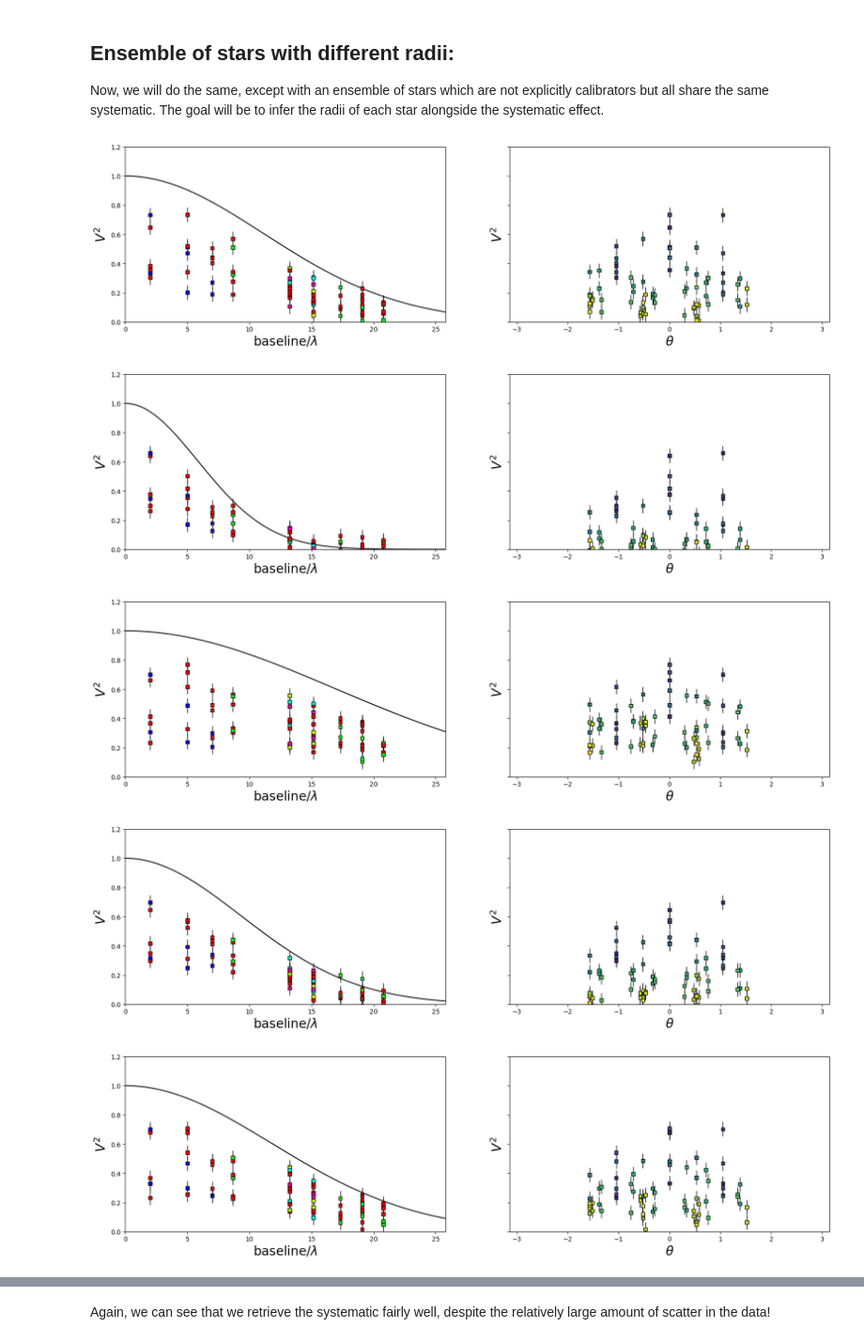
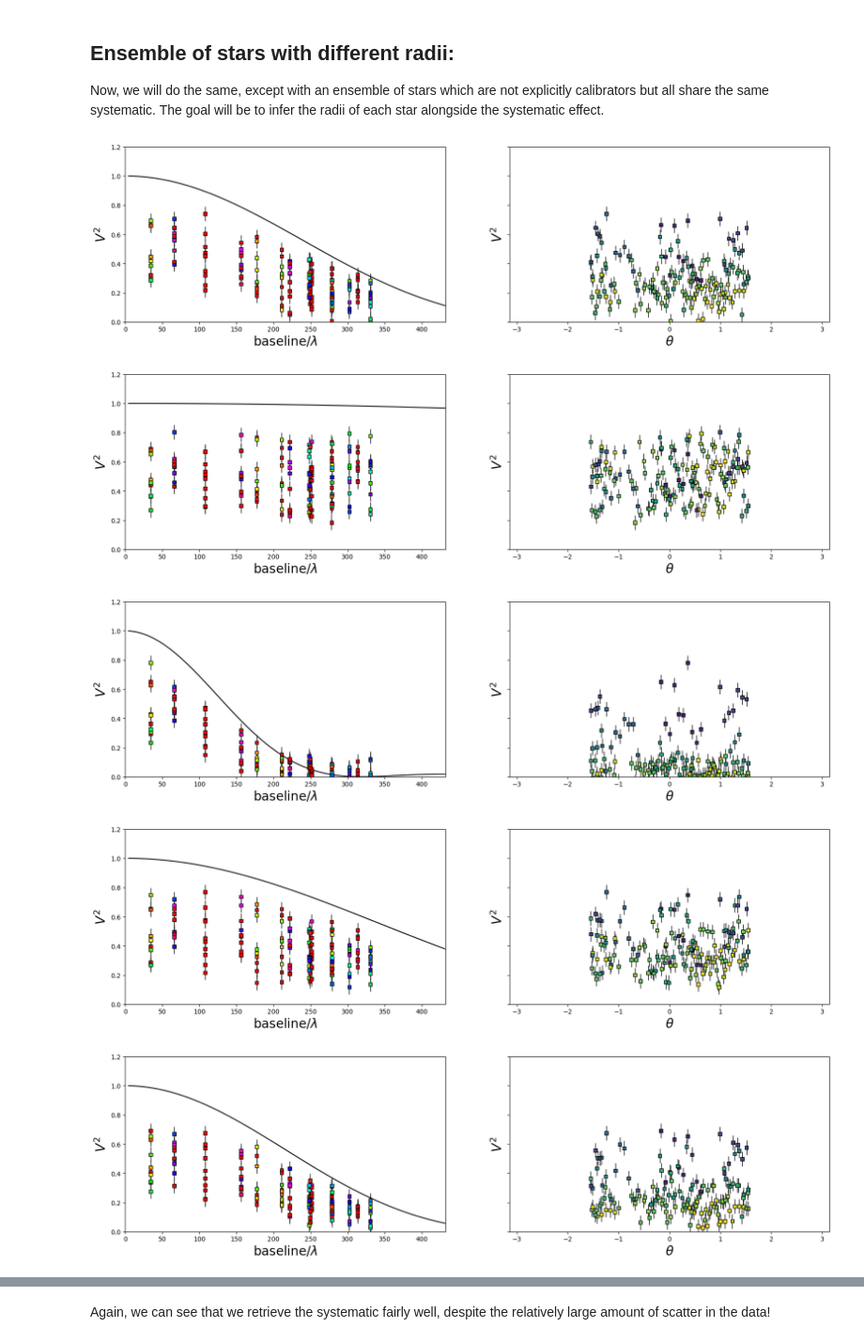
Before and after one commit to shashankdholakia/jax-interferometry, a Jupyter notebook: notebooks/systematics_retrieval_ensemble.ipynb, the cells around one changed output, grey strips where cells are left out. Shown at 94% size. Cells and saved outputs as stored; diff of their text form; code cells hidden in the pictures.

Commit message:
Systematics retrieval with uniform disk stars

```diff
--- a/notebooks/systematics_retrieval_ensemble.ipynb
+++ b/notebooks/systematics_retrieval_ensemble.ipynb
@@ -44,7 +37,12 @@ plt.gca().set_aspect('equal', adjustable='box')
 # %%
-u = np.subtract.outer(station_x,station_x)
-u = u.T[np.where(~np.eye(u.shape[0],dtype=bool))]
-v = np.subtract.outer(station_y,station_y)
-v = v.T[np.where(~np.eye(v.shape[0],dtype=bool))]
+_, baseline, pa = genfromtxt('chara.csv', delimiter=',').T
+
+#getting the U and V planes
+baseline = np.concatenate([baseline for i in range(10)])
+pa = np.concatenate([pa+i*5 for i in range(10)])
+u = baseline*np.cos(np.radians(pa))
+v = baseline*np.sin(np.radians(pa))
+x = jnp.hypot(u,v)
+theta = jnp.arctan(v/u)
 # %%
 plt.scatter(u,v,c=np.arange(len(u)))
@@ -58,29 +55,28 @@ plt.gca().set_aspect('equal', adjustable='box')
 
 First, let's define our systematic: each point is perturbed by an arbitrary value between 0.25 and 0.75. This value is consistent between the target star and calibrator. In this trivial example we could even divide the target by the calibrator to remove the systematic. However, sampling in numpyro allows us to propagate errors to the final model, and the same framework is extensible to fully hierarchical calibration.
 # %%
-x = jnp.hypot(u,v)
-theta = jnp.arctan(v/u)
-
 #parameters of the Gaussian
-true_params = [10]
+true_params = [0.6]
+wavel = 1e-6
 
 
 # For reproducibility, let's set the random number seed and generate the data:
-np.random.seed(12)
+np.random.seed(11)
 
 yerr = 0.05
 
 systematic = np.random.uniform(0.25,0.75, len(x))
 
-#gaussian
-y = np.exp(-((x)**2)/(2*true_params[0]**2))*systematic + yerr * np.random.randn(len(x))
+#uniform disk model * systematic + gaussian noise
+y = vis_ud(true_params[0], u/wavel, v/wavel)**2*systematic + yerr * np.random.randn(len(x))
 
 y_calib = systematic + yerr * np.random.randn(len(x))
 
 
 # Then save the *true* line.
-x0 = np.linspace(0, jnp.max(x)+5.0, 200)
-y0 = np.exp(-((x0)**2)/(2*true_params[0]**2))
+u0, v0 = (np.linspace(0, jnp.max(u), 100), np.linspace(0, jnp.max(v), 100))
+x0 = jnp.hypot(u0,v0)
+y0 = vis_ud(true_params[0], u0/wavel, v0/wavel)**2
 
 cmap = plt.get_cmap("hsv")
 cmap2 = plt.get_cmap("viridis")
@@ -200,46 +190,49 @@ Now, we will do the same, except with an ensemble of stars which are not explici
 # %%
 np.random.seed(40)
 num_stars = 10
-sigmas = np.random.uniform(5,20,num_stars)
+diams = np.random.uniform(0,1,num_stars)
 #parameters of the Gaussian
 
 # For reproducibility, let's set the random number seed and generate the data:
 
 yerr = 0.05
+wavel = 1e-6
 
 systematic = np.random.uniform(0.25,0.75, len(x))
 
 #gaussian
-y = np.exp(-((x)**2)/(2*sigmas[np.newaxis,:].T**2))*systematic + yerr * np.random.randn(num_stars,x.shape[0])
+y = vis_ud(diams[np.newaxis,:].T, u/wavel, v/wavel)**2 * systematic + yerr * np.random.randn(num_stars,x.shape[0])
 
 
 # Then save the *true* line.
-x0 = np.linspace(0, jnp.max(x)+5.0, 200)
-y0 = np.exp(-((x0)**2)/(2*sigmas[np.newaxis,:].T**2))
+u0, v0 = (np.linspace(0, jnp.max(u), 100), np.linspace(0, jnp.max(v), 100))
+x0 = jnp.hypot(u0,v0)
+
+y0 = vis_ud(diams[np.newaxis,:].T, u0/wavel, v0/wavel)**2
 # %%
 def plot_data(x, y, x0, y0, yerr):
     fig, ax = plt.subplots(1,2, figsize=(20,5), sharey=True)
 
     ax[0].errorbar(x, y, yerr=yerr, fmt=",k", ms=0, capsize=0, lw=1, zorder=999)
     ax[0].scatter(x, y, marker="s", s=30, edgecolor="k", zorder=1000, c=cmap(theta/theta.max()))
     ax[0].plot(x0, y0, color="k", lw=1.5)
     ax[0].set_xlabel("baseline/$\lambda$", fontsize=20)
     ax[0].set_ylabel("$V^2$", fontsize=20)
     ax[0].set_ylim(0, 1.2)
     ax[0].set_xlim(0, jnp.max(x0))
 
     ax[1].errorbar(theta, y, yerr=yerr, fmt=",k", ms=0, capsize=0, lw=1, zorder=999)
     ax[1].scatter(theta, y, marker="s", s=30, edgecolor="k", zorder=1000, c=cmap2(x/x.max()))
     ax[1].set_xlabel(r"$\theta$", fontsize=20)
     ax[1].set_ylabel(r"$V^2$", fontsize=20)
     ax[1].set_ylim(0, 1.2)
     ax[1].set_xlim(-np.pi, np.pi)
 
-for i, sigma in enumerate(sigmas):
+for i, diam in enumerate(diams):
     plot_data(x,y[i], x0, y0[i], yerr)
 # %% [output]
-[figure, old version]
+[figure, new version]
-[figure, old version]
+[figure, new version]
-[figure, old version]
+[figure, new version]
-[figure, old version]
+[figure, new version]
-[figure, old version]
+[figure, new version]
```
Also changed, not shown: parts of 18 cells of this notebook, 1 other file.
